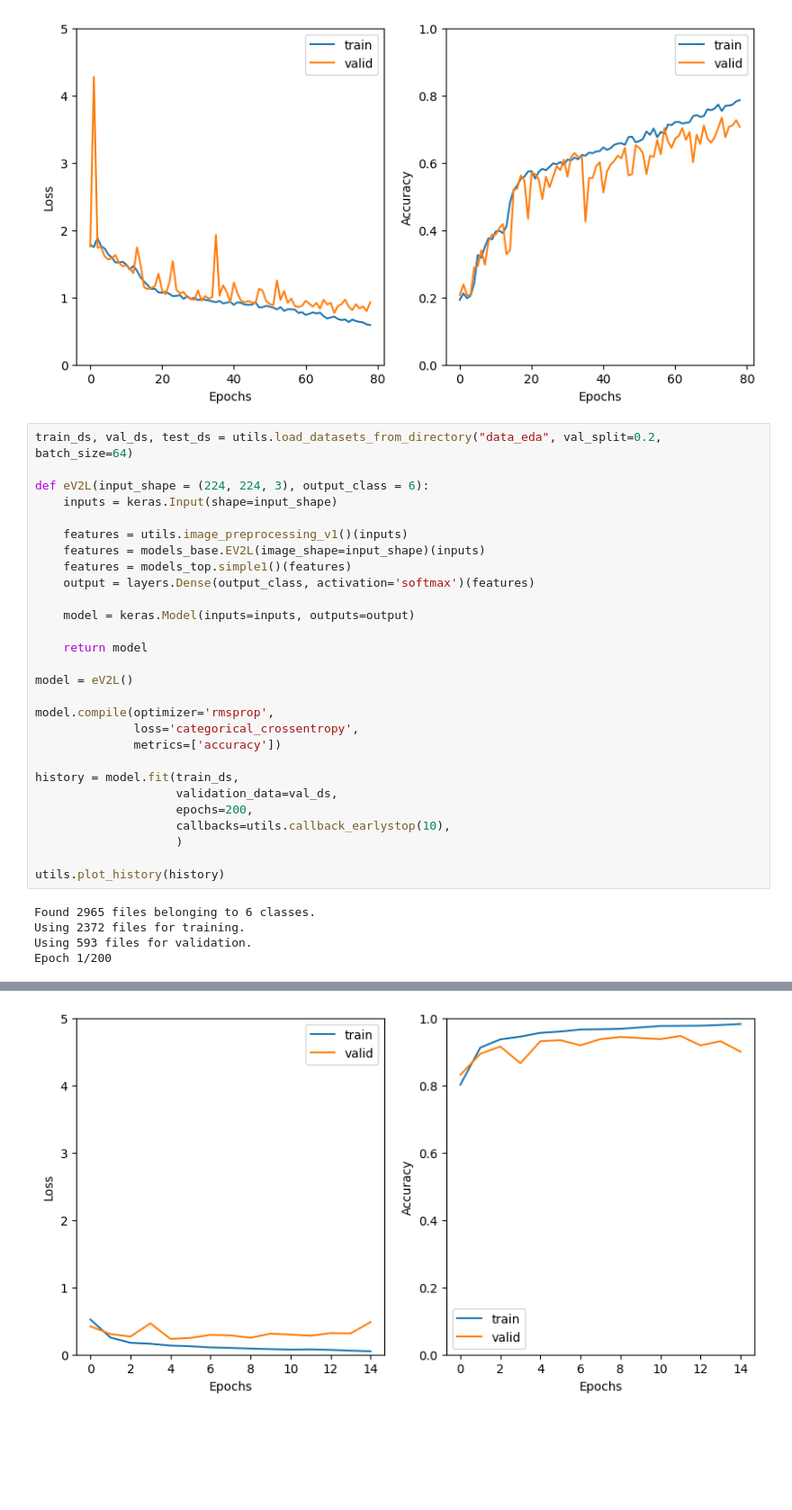
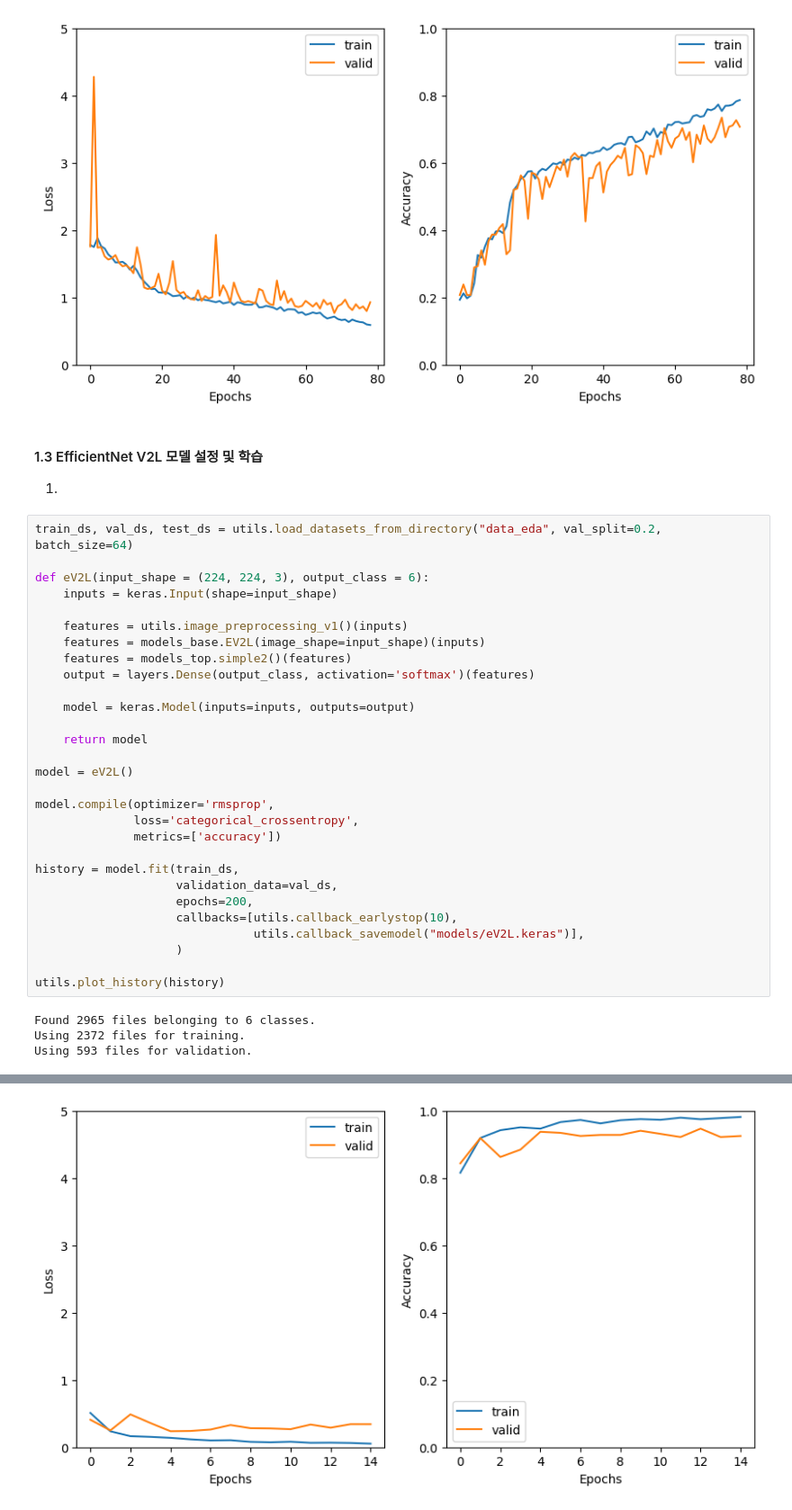
Before and after one commit to FennexFox/exp_1, a Jupyter notebook: exp_1.ipynb, the cells around one changed output, grey strips where cells are left out. Shown at 90% size. Cells and saved outputs as stored; diff of their text form; blank space fills up the shorter version.

Commit message:
create a model file

```diff
--- a/exp_1.ipynb
+++ b/exp_1.ipynb
@@ -405,6 +405,10 @@ Epoch 78/200
 Epoch 79/200
 19/19 ━━━━━━━━━━━━━━━━━━━━ 2s 120ms/step - accuracy: 0.7947 - loss: 0.5740 - val_accuracy: 0.7070 - val_loss: 0.9276
 [figure]
+# %% [markdown]
+#### 1.3 EfficientNet V2L 모델 설정 및 학습
+
+1.
 # %%
 train_ds, val_ds, test_ds = utils.load_datasets_from_directory("data_eda", val_split=0.2, batch_size=64)
 
@@ -413,7 +417,7 @@ def eV2L(input_shape = (224, 224, 3), output_class = 6):
 
     features = utils.image_preprocessing_v1()(inputs)
     features = models_base.EV2L(image_shape=input_shape)(inputs)
-    features = models_top.simple1()(features)
+    features = models_top.simple2()(features)
     output = layers.Dense(output_class, activation='softmax')(features)
 
     model = keras.Model(inputs=inputs, outputs=output)
@@ -429,7 +433,8 @@ model.compile(optimizer='rmsprop',
 history = model.fit(train_ds,
                     validation_data=val_ds,
                     epochs=200,
-                    callbacks=utils.callback_earlystop(10),
+                    callbacks=[utils.callback_earlystop(10),
+                               utils.callback_savemodel("models/eV2L.keras")],
                     )
 
 utils.plot_history(history)
@@ -437,4 +442,3 @@ utils.plot_history(history)
 Found 2965 files belonging to 6 classes.
 Using 2372 files for training.
 Using 593 files for validation.
-Epoch 1/200
@@ -465 +485 @@ Epoch 15/200
-[figure, old version]
+[figure, new version]
```
Also changed, not shown: parts of 4 cells of this notebook.
